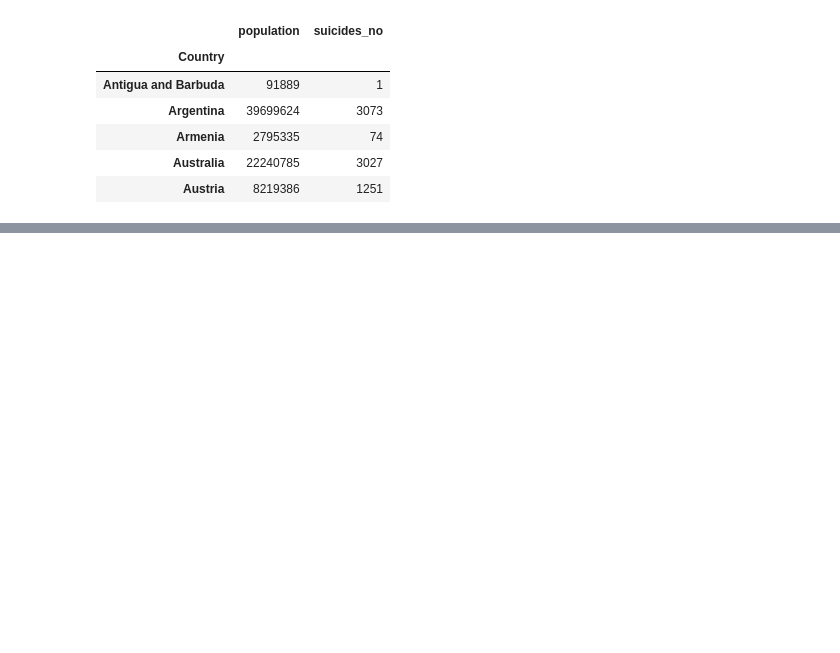
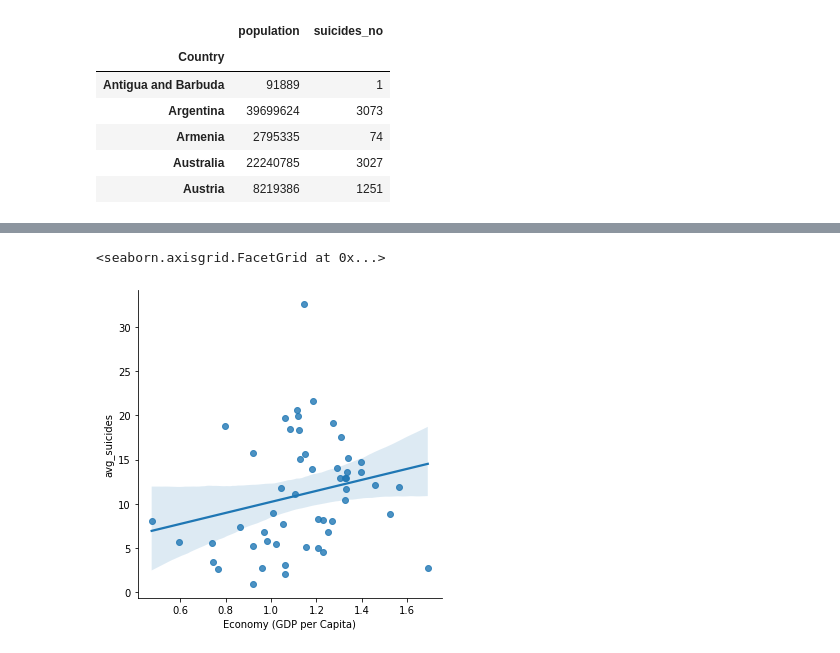
Before and after one commit to rashmirekha27/Team_suicide_squad, a Jupyter notebook: Team_suicide.ipynb, the cells around one changed output, grey strips where cells are left out. Saved outputs shown, nothing was run; the diff lists cells and outputs as text; code cells hidden in the pictures; blank space fills up the shorter version.

```diff
--- a/Team_suicide.ipynb
+++ b/Team_suicide.ipynb
@@ -208,0 +133,6 @@ happy_suicide_2015.head(5)
+# %%
+# Econ vs Average Suicides Scatter Plot
+sns.lmplot(x="Economy (GDP per Capita)", y="avg_suicides", data=happy_suicide_2015_final)
+# %% [output]
+<seaborn.axisgrid.FacetGrid at 0x...>
+[figure, added]
```
Also changed, not shown: parts of 14 cells of this notebook, 2 other files.
